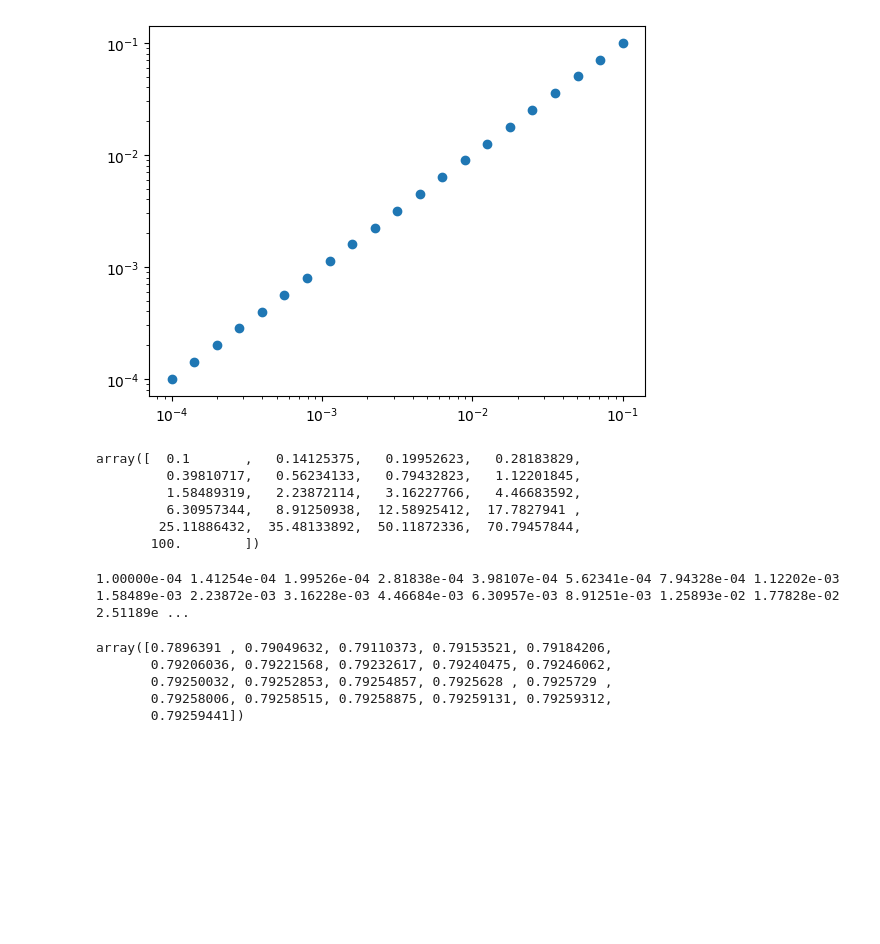
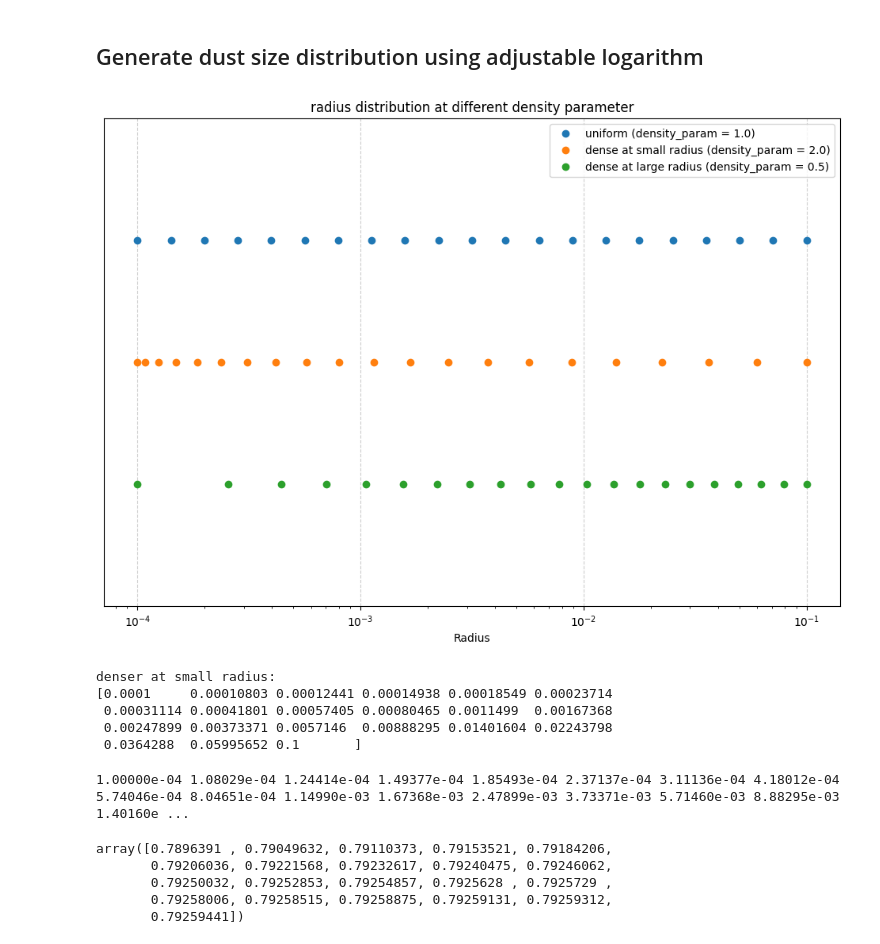
Before and after one commit to gitlinffff/rebound, a Jupyter notebook: analysis/draft.ipynb, the cells around one changed output. Saved outputs shown, nothing was run; the diff lists cells and outputs as text; code cells hidden in the pictures; blank space fills up the shorter version.

Commit message:
created a functino to generate dust size denser at smaller radius

```diff
--- a/analysis/draft.ipynb
+++ b/analysis/draft.ipynb
@@ -7,15 +1,2 @@ radius = 10 ** np.linspace(-4,-1,21)
-# %%
-plt.plot(radius, radius, marker='o', linestyle='None')
-plt.xscale('log')
-plt.yscale('log')
-# %% [output]
-[figure, removed]
-# %%
-radius*1000
-# %% [output]
-array([  0.1       ,   0.14125375,   0.19952623,   0.28183829,
-         0.39810717,   0.56234133,   0.79432823,   1.12201845,
-         1.58489319,   2.23872114,   3.16227766,   4.46683592,
-         6.30957344,   8.91250938,  12.58925412,  17.7827941 ,
-        25.11886432,  35.48133892,  50.11872336,  70.79457844,
-       100.        ])
+# %% [markdown]
+## Generate dust size distribution using adjustable logarithm
@@ -22,7 +34,47 @@ array([  0.1       ,   0.14125375,   0.19952623,   0.28183829,
+# %%
+# --- 示例 ---
+# 您的原始参数
+min_exp = -4
+max_exp = -1
+num_points = 21
+
+# 原始方法 (等同于 density_param=1.0)
+original_radius = 10 ** np.linspace(min_exp, max_exp, num_points)
+
+# dense at larger radius (density_param < 1)
+dense_at_large_radius = custom_log_space(min_exp, max_exp, num_points, density_param=2/3)
+
+# dense at smaller radius (density_param > 1)
+dense_at_small_radius = custom_log_space(min_exp, max_exp, num_points, density_param=1.5)
+
+# visualization
+plt.figure(figsize=(12, 8))
+plt.plot(original_radius, np.ones(num_points) * 3, 'o', label='uniform (density_param = 1.0)')
+plt.plot(dense_at_small_radius, np.ones(num_points) * 2, 'o', label='dense at small radius (density_param = 2.0)')
+plt.plot(dense_at_large_radius, np.ones(num_points) * 1, 'o', label='dense at large radius (density_param = 0.5)')
+
+plt.xscale('log')
+plt.legend()
+plt.title('radius distribution at different density parameter')
+plt.xlabel('Radius')
+plt.yticks([])
+plt.grid(axis='x', linestyle='--', alpha=0.6)
+plt.ylim(0, 4)
+plt.show()
+
+print("denser at small radius:")
+print(dense_at_small_radius)
+# %% [output]
+[figure, added]
+denser at small radius:
+[0.0001     0.00010803 0.00012441 0.00014938 0.00018549 0.00023714
+ 0.00031114 0.00041801 0.00057405 0.00080465 0.0011499  0.00167368
+ 0.00247899 0.00373371 0.0057146  0.00888295 0.01401604 0.02243798
+ 0.0364288  0.05995652 0.1       ]
 # %%
-print(' '.join([f'{x:.5e}' for x in radius]))
+print(' '.join([f'{x:.5e}' for x in dense_at_small_radius]))
 # %% [output]
-1.00000e-04 1.41254e-04 1.99526e-04 2.81838e-04 3.98107e-04 5.62341e-04 7.94328e-04 1.12202e-03 1.58489e-03 2.23872e-03 3.16228e-03 4.46684e-03 6.30957e-03 8.91251e-03 1.25893e-02 1.77828e-02 2.51189e ...
+1.00000e-04 1.08029e-04 1.24414e-04 1.49377e-04 1.85493e-04 2.37137e-04 3.11136e-04 4.18012e-04 5.74046e-04 8.04651e-04 1.14990e-03 1.67368e-03 2.47899e-03 3.73371e-03 5.71460e-03 8.88295e-03 1.40160e ...
 # %%
 # calculate Q_pr (solar radiation pressure coefficient) for different particle radius
 # %%
```
Also changed, not shown: parts of 3 cells of this notebook.
